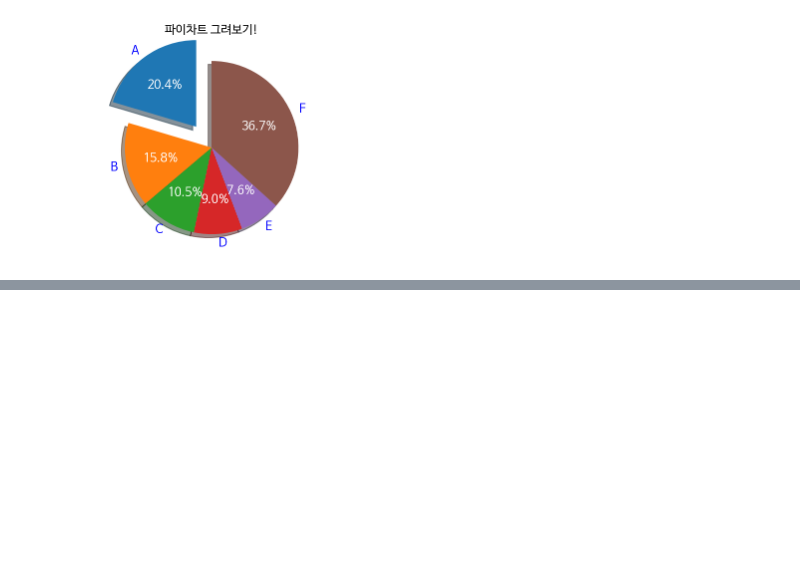
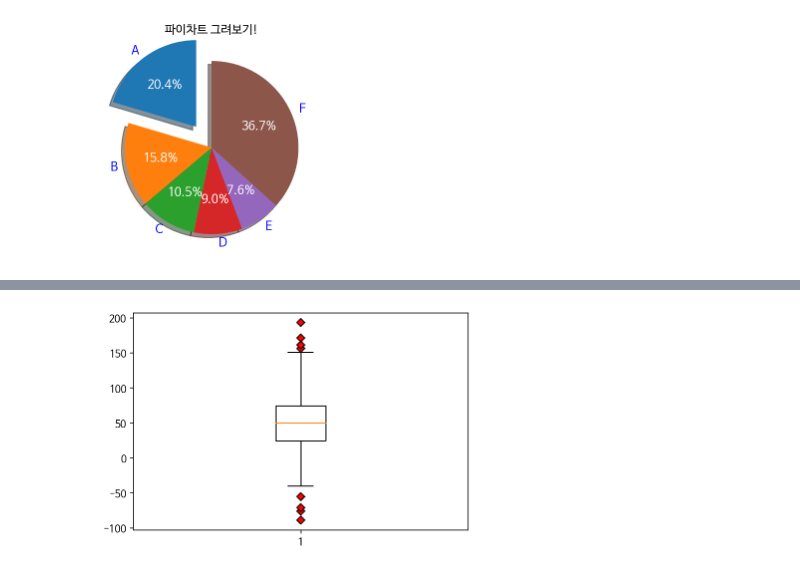
Before and after one commit to GNuSeekK/ICTCOG, a Jupyter notebook: 2_18_[matplotlib]_scatterplot,_3d,_imshow.ipynb, the cells around one changed output, grey strips where cells are left out. Cells and saved outputs as stored; diff of their text form; code cells hidden in the pictures; blank space fills up the shorter version.

```diff
--- a/2_18_[matplotlib]_scatterplot,_3d,_imshow.ipynb
+++ b/2_18_[matplotlib]_scatterplot,_3d,_imshow.ipynb
@@ -361,0 +407,5 @@ plt.show()
+# %%
+plt.boxplot(data, flierprops=outlier_marker) # flierprops : outlier 표시용 점들
+plt.show()
+# %% [output]
+[figure, added]
```
Also changed, not shown: parts of 37 cells of this notebook.
